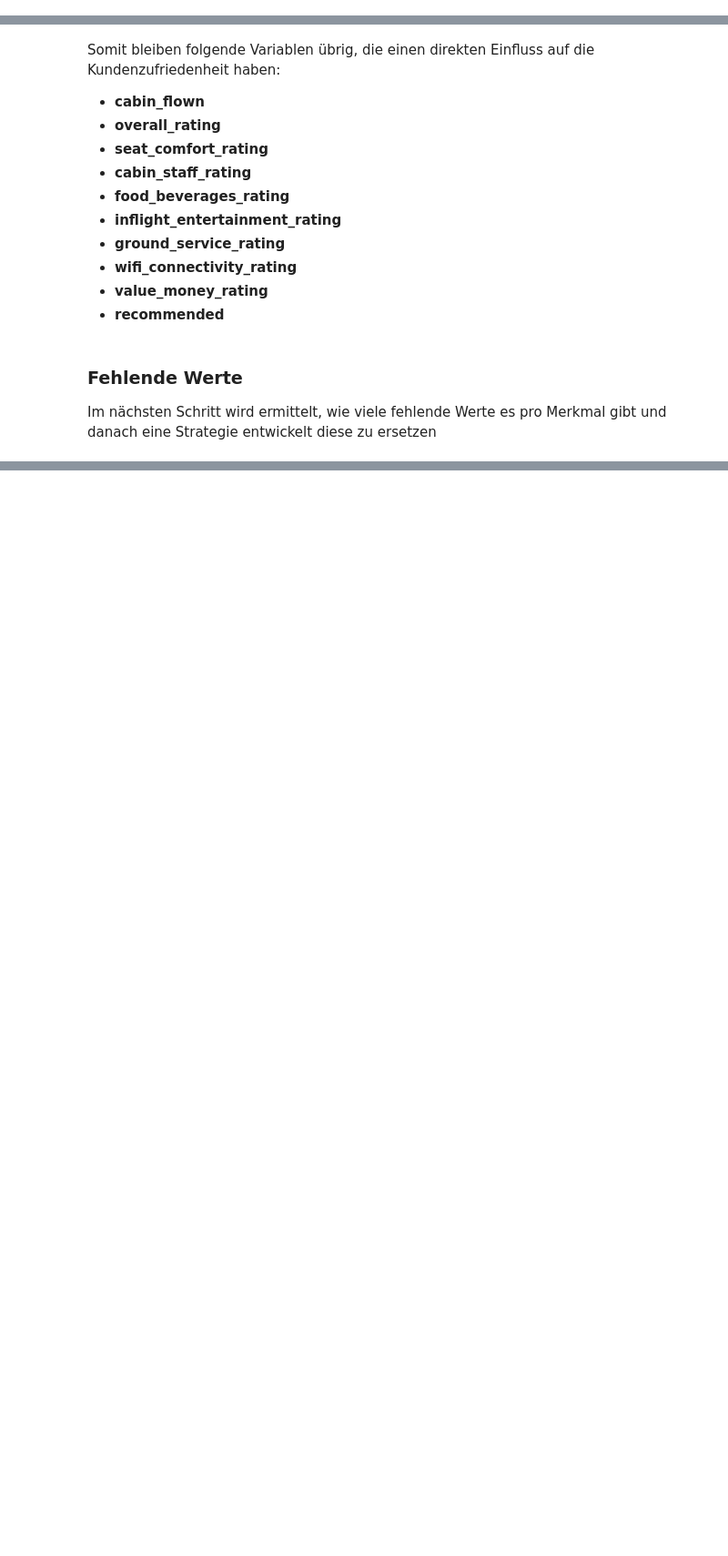
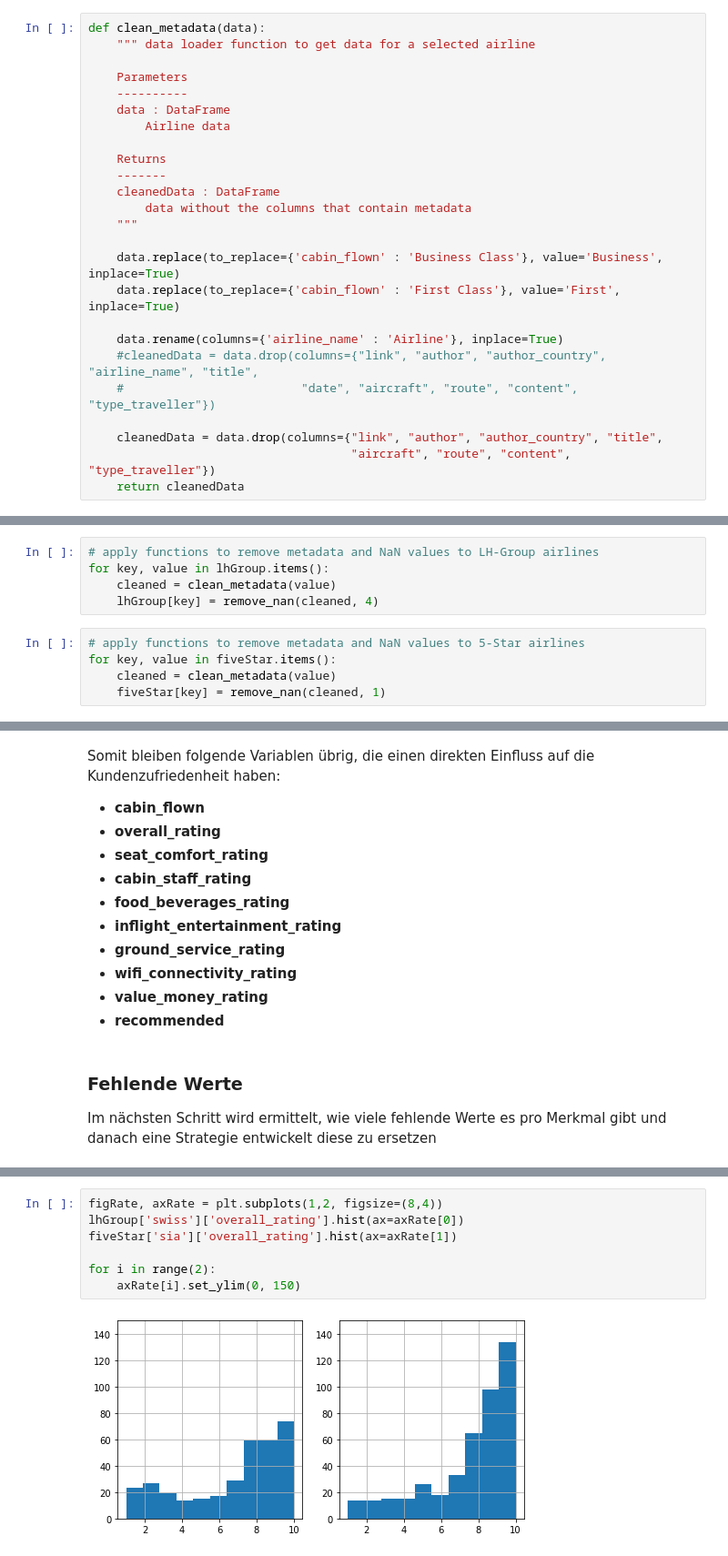
Before and after one commit to gremue/skytrax_analysis, a Jupyter notebook: Analysis.ipynb, the cells around one changed output, grey strips where cells are left out. Shown at 91% size. Saved outputs shown, nothing was run; the diff lists cells and outputs as text; blank space fills up the shorter version.

Commit message:
Started to create plots

```diff
--- a/Analysis.ipynb
+++ b/Analysis.ipynb
@@ -14,0 +78,25 @@ def reset():
+# %%
+def clean_metadata(data):
+    """ data loader function to get data for a selected airline
+
+    Parameters
+    ----------
+    data : DataFrame
+        Airline data
+
+    Returns
+    -------
+    cleanedData : DataFrame
+        data without the columns that contain metadata
+    """
+
+    data.replace(to_replace={'cabin_flown' : 'Business Class'}, value='Business', inplace=True)
+    data.replace(to_replace={'cabin_flown' : 'First Class'}, value='First', inplace=True)
+
+    data.rename(columns={'airline_name' : 'Airline'}, inplace=True)
+    #cleanedData = data.drop(columns={"link", "author", "author_country", "airline_name", "title",
+    #                         "date", "aircraft", "route", "content", "type_traveller"})
+
+    cleanedData = data.drop(columns={"link", "author", "author_country", "title",
+                                     "aircraft", "route", "content", "type_traveller"})
+    return cleanedData
@@ -25,0 +197,10 @@ swiss = swiss.reset_index(drop=True)
+# %%
+# apply functions to remove metadata and NaN values to LH-Group airlines
+for key, value in lhGroup.items():
+    cleaned = clean_metadata(value)
+    lhGroup[key] = remove_nan(cleaned, 4)
+# %%
+# apply functions to remove metadata and NaN values to 5-Star airlines
+for key, value in fiveStar.items():
+    cleaned = clean_metadata(value)
+    fiveStar[key] = remove_nan(cleaned, 1)
@@ -107,0 +390,9 @@ assert swiss.isna().sum().sum() == 0, "There are still NaN values in dataset"
+# %%
+figRate, axRate = plt.subplots(1,2, figsize=(8,4))
+lhGroup['swiss']['overall_rating'].hist(ax=axRate[0])
+fiveStar['sia']['overall_rating'].hist(ax=axRate[1])
+
+for i in range(2):
+    axRate[i].set_ylim(0, 150)
+# %% [output]
+[figure, added]
```
Also changed, not shown: parts of 49 cells of this notebook.
